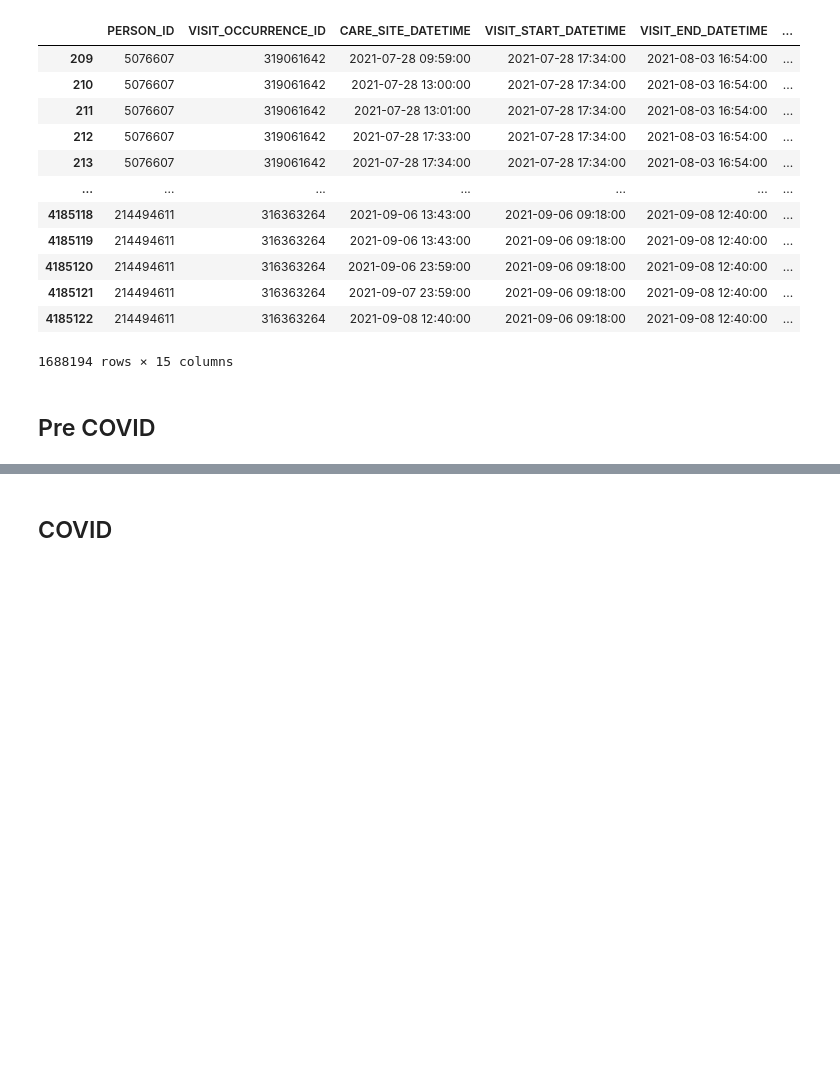
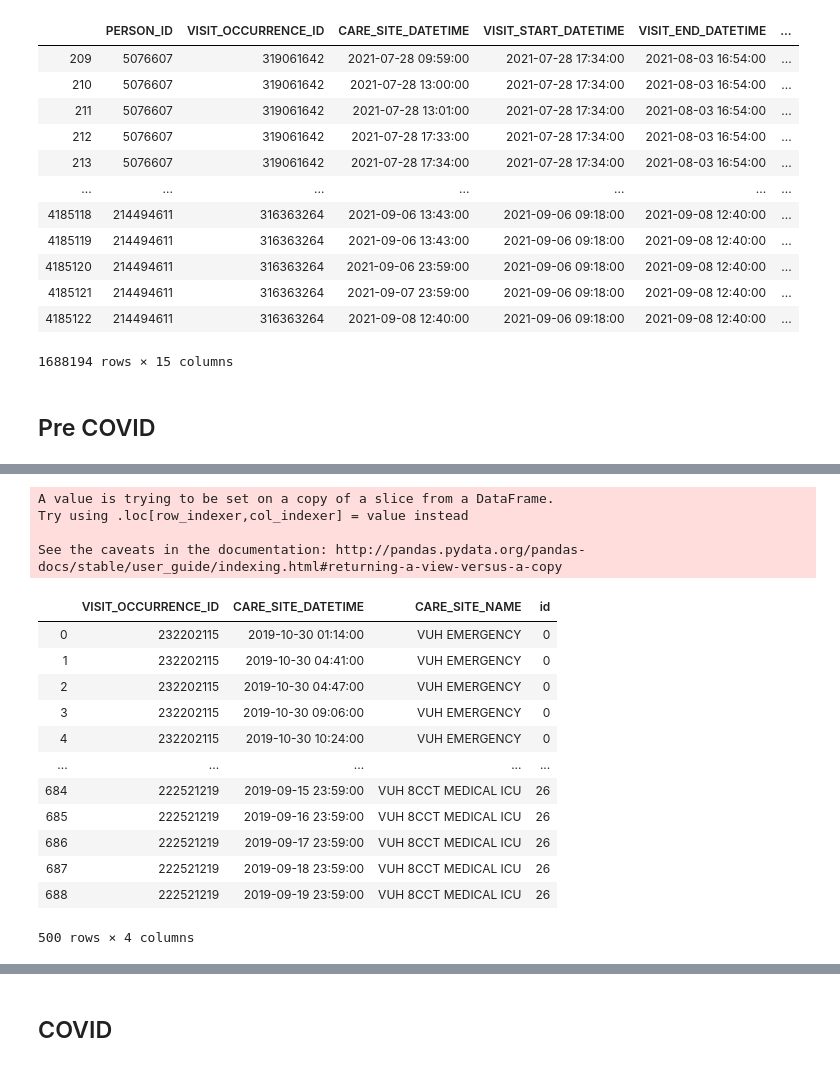
Before and after one commit to wangvictoria/NetworkHealthcare, a Jupyter notebook: victoria_healthcare_network.ipynb, the cells around one changed output, grey strips where cells are left out. Saved outputs shown, nothing was run; the diff lists cells and outputs as text; code cells hidden in the pictures; blank space fills up the shorter version.

```diff
--- a/victoria_healthcare_network.ipynb
+++ b/victoria_healthcare_network.ipynb
@@ -139,7 +165,7 @@ df2.head()
 | VUH MAIN OR | 1 |
 | ZZZ-VUH10SORTHOTRAUMA | 0 |
 # %%
-data2 = pd.read_csv('data/location_transfer.csv')
+data2 = pd.read_csv('../data/location_transfer.csv')
 # %%
 data2[:22]
 # %% [output]
@@ -379,0 +296,24 @@ print(ein)
+# %%
+dataset_pre = preCovid[['VISIT_OCCURRENCE_ID', 'CARE_SITE_DATETIME', 'CARE_SITE_NAME']]
+dataset_pre['id'] = pd.Categorical((pd.factorize(preCovid.VISIT_OCCURRENCE_ID)[0]))
+# %% [output]
+A value is trying to be set on a copy of a slice from a DataFrame.
+Try using .loc[row_indexer,col_indexer] = value instead
+
+See the caveats in the documentation: http://pandas.pydata.org/pandas-docs/stable/user_guide/indexing.html#returning-a-view-versus-a-copy
+# %%
+dataset_pre[:500]
+# %% [output]
+|  | VISIT_OCCURRENCE_ID | CARE_SITE_DATETIME | CARE_SITE_NAME | id |
+| 0 | 232202115 | 2019-10-30 01:14:00 | VUH EMERGENCY | 0 |
+| 1 | 232202115 | 2019-10-30 04:41:00 | VUH EMERGENCY | 0 |
+| 2 | 232202115 | 2019-10-30 04:47:00 | VUH EMERGENCY | 0 |
+| 3 | 232202115 | 2019-10-30 09:06:00 | VUH EMERGENCY | 0 |
+| 4 | 232202115 | 2019-10-30 10:24:00 | VUH EMERGENCY | 0 |
+| ... | ... | ... | ... | ... |
+| 684 | 222521219 | 2019-09-15 23:59:00 | VUH 8CCT MEDICAL ICU | 26 |
+| 685 | 222521219 | 2019-09-16 23:59:00 | VUH 8CCT MEDICAL ICU | 26 |
+| 686 | 222521219 | 2019-09-17 23:59:00 | VUH 8CCT MEDICAL ICU | 26 |
+| 687 | 222521219 | 2019-09-18 23:59:00 | VUH 8CCT MEDICAL ICU | 26 |
+| 688 | 222521219 | 2019-09-19 23:59:00 | VUH 8CCT MEDICAL ICU | 26 |
+500 rows × 4 columns
```
Also changed, not shown: parts of 75 cells of this notebook.
